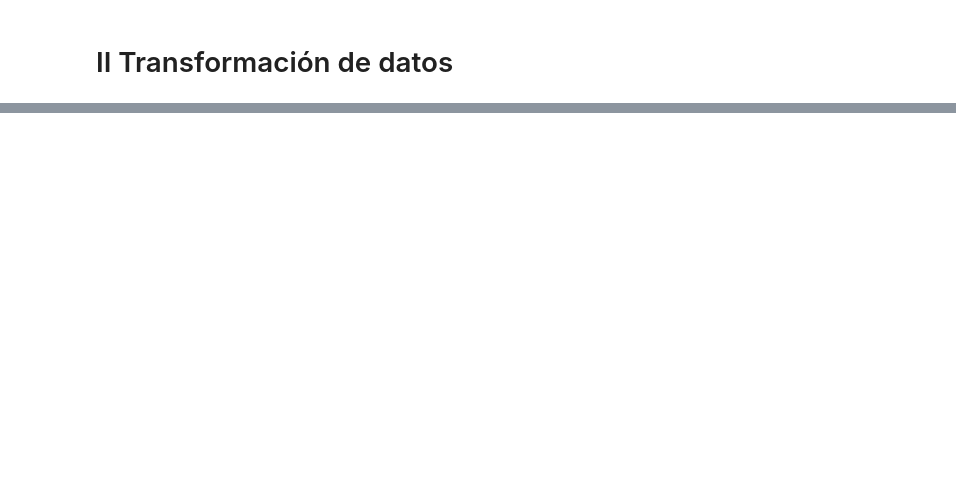
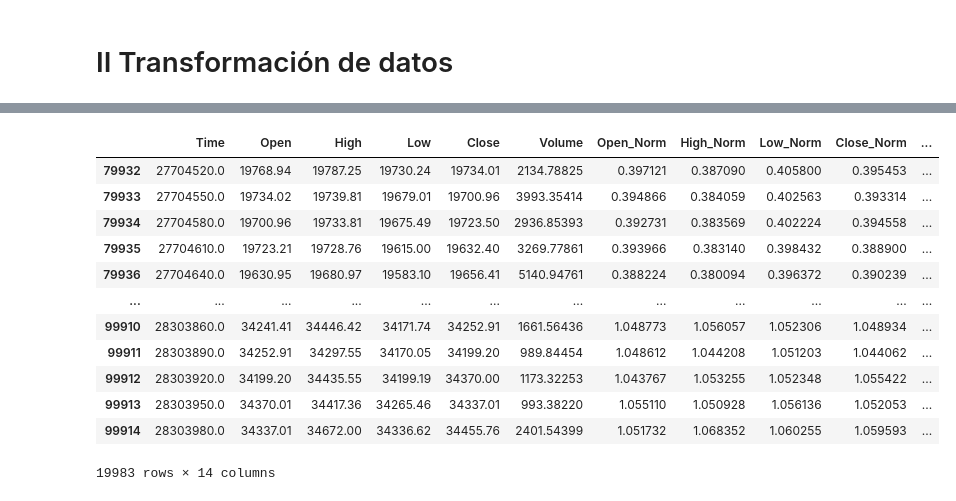
Before and after one commit to AlbertNath/BTC-LSTM, a Jupyter notebook: src/python/jnotes/03 Limpieza y transformación.ipynb, the cells around one changed output, grey strips where cells are left out. Drawn from its saved outputs; the diff is of its cells as text; code cells hidden in the pictures; blank space fills up the shorter version.

```diff
--- a/src/python/jnotes/03 Limpieza y transformación.ipynb
+++ b/src/python/jnotes/03 Limpieza y transformación.ipynb
@@ -111,0 +183,16 @@ Por otro lado, en cuando a la calidad de datos existentes, se observa un comport
+# %%
+validation
+# %% [output]
+|  | Time | Open | High | Low | Close | Volume | Open_Norm | High_Norm | Low_Norm | Close_Norm | ... |
+| 79932 | 27704520.0 | 19768.94 | 19787.25 | 19730.24 | 19734.01 | 2134.78825 | 0.397121 | 0.387090 | 0.405800 | 0.395453 | ... |
+| 79933 | 27704550.0 | 19734.02 | 19739.81 | 19679.01 | 19700.96 | 3993.35414 | 0.394866 | 0.384059 | 0.402563 | 0.393314 | ... |
+| 79934 | 27704580.0 | 19700.96 | 19733.81 | 19675.49 | 19723.50 | 2936.85393 | 0.392731 | 0.383569 | 0.402224 | 0.394558 | ... |
+| 79935 | 27704610.0 | 19723.21 | 19728.76 | 19615.00 | 19632.40 | 3269.77861 | 0.393966 | 0.383140 | 0.398432 | 0.388900 | ... |
+| 79936 | 27704640.0 | 19630.95 | 19680.97 | 19583.10 | 19656.41 | 5140.94761 | 0.388224 | 0.380094 | 0.396372 | 0.390239 | ... |
+| ... | ... | ... | ... | ... | ... | ... | ... | ... | ... | ... | ... |
+| 99910 | 28303860.0 | 34241.41 | 34446.42 | 34171.74 | 34252.91 | 1661.56436 | 1.048773 | 1.056057 | 1.052306 | 1.048934 | ... |
+| 99911 | 28303890.0 | 34252.91 | 34297.55 | 34170.05 | 34199.20 | 989.84454 | 1.048612 | 1.044208 | 1.051203 | 1.044062 | ... |
+| 99912 | 28303920.0 | 34199.20 | 34435.55 | 34199.19 | 34370.00 | 1173.32253 | 1.043767 | 1.053255 | 1.052348 | 1.055422 | ... |
+| 99913 | 28303950.0 | 34370.01 | 34417.36 | 34265.46 | 34337.01 | 993.38220 | 1.055110 | 1.050928 | 1.056136 | 1.052053 | ... |
+| 99914 | 28303980.0 | 34337.01 | 34672.00 | 34336.62 | 34455.76 | 2401.54399 | 1.051732 | 1.068352 | 1.060255 | 1.059593 | ... |
+19983 rows × 14 columns
```
Also changed, not shown: parts of 9 cells of this notebook, 1 other file.
